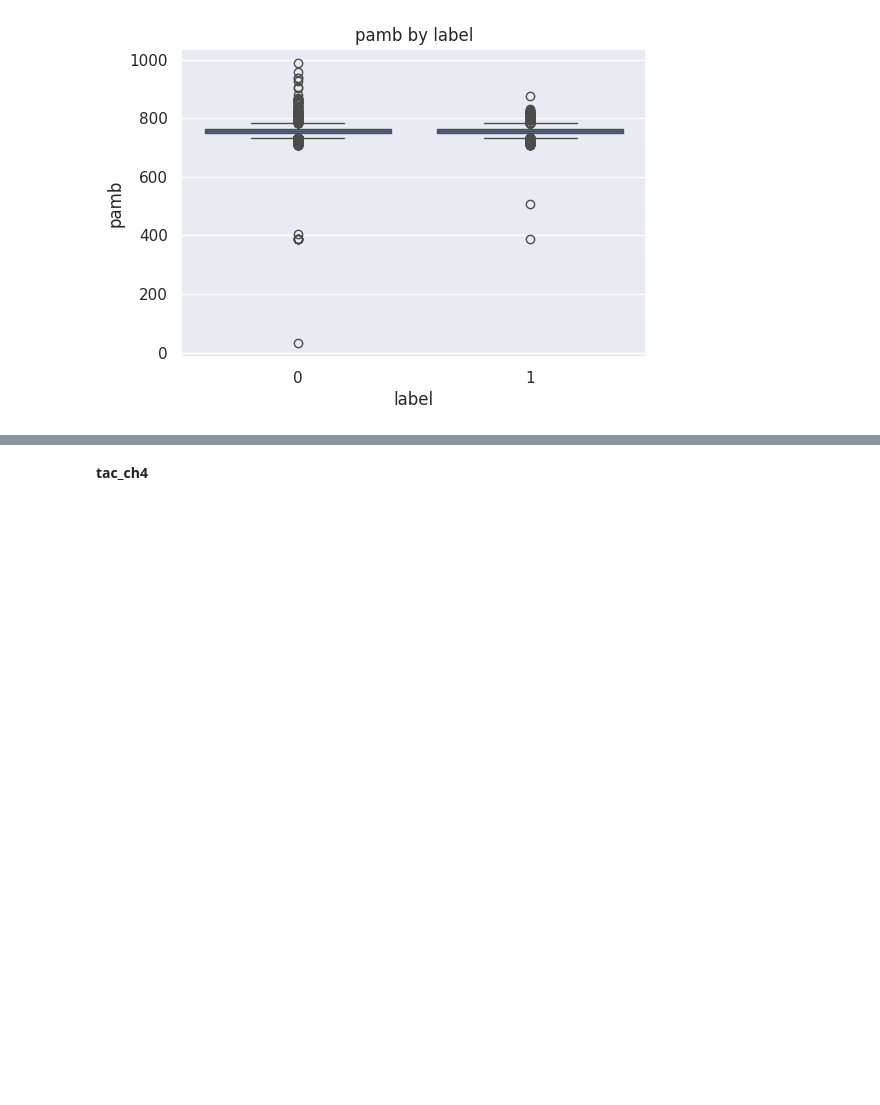
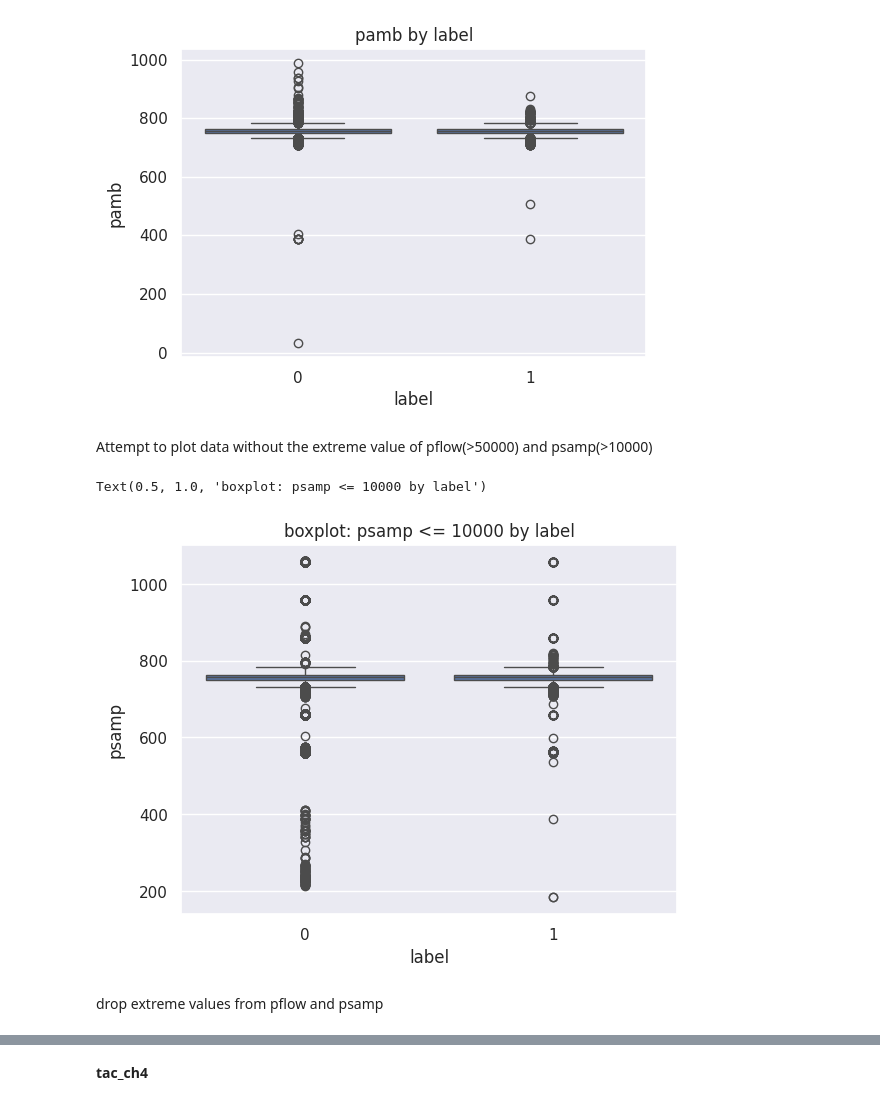
Before and after one commit to mcodcatyu/research_project, a Jupyter notebook: notebooks/data_basic_analysis.ipynb, the cells around one changed output, grey strips where cells are left out. Saved outputs shown, nothing was run; the diff lists cells and outputs as text; code cells hidden in the pictures; blank space fills up the shorter version.

```diff
--- a/notebooks/data_basic_analysis.ipynb
+++ b/notebooks/data_basic_analysis.ipynb
@@ -505,3 +645,13 @@ for c in cols:
 [figure]
 [figure]
 [figure]
+# %% [markdown]
+Attempt to plot data without the extreme value of pflow(>50000) and psamp(>10000)
+# %%
+sns.boxplot(x='label', y='psamp', data=df_mhd_ch4_v3[df_mhd_ch4_v3['psamp']<=10000])
+plt.title('boxplot: psamp <= 10000 by label')
+# %% [output]
+Text(0.5, 1.0, 'boxplot: psamp <= 10000 by label')
+[figure, added]
+# %% [markdown]
+drop extreme values from pflow and psamp
```
Also changed, not shown: parts of 40 cells of this notebook, 1 other file.
